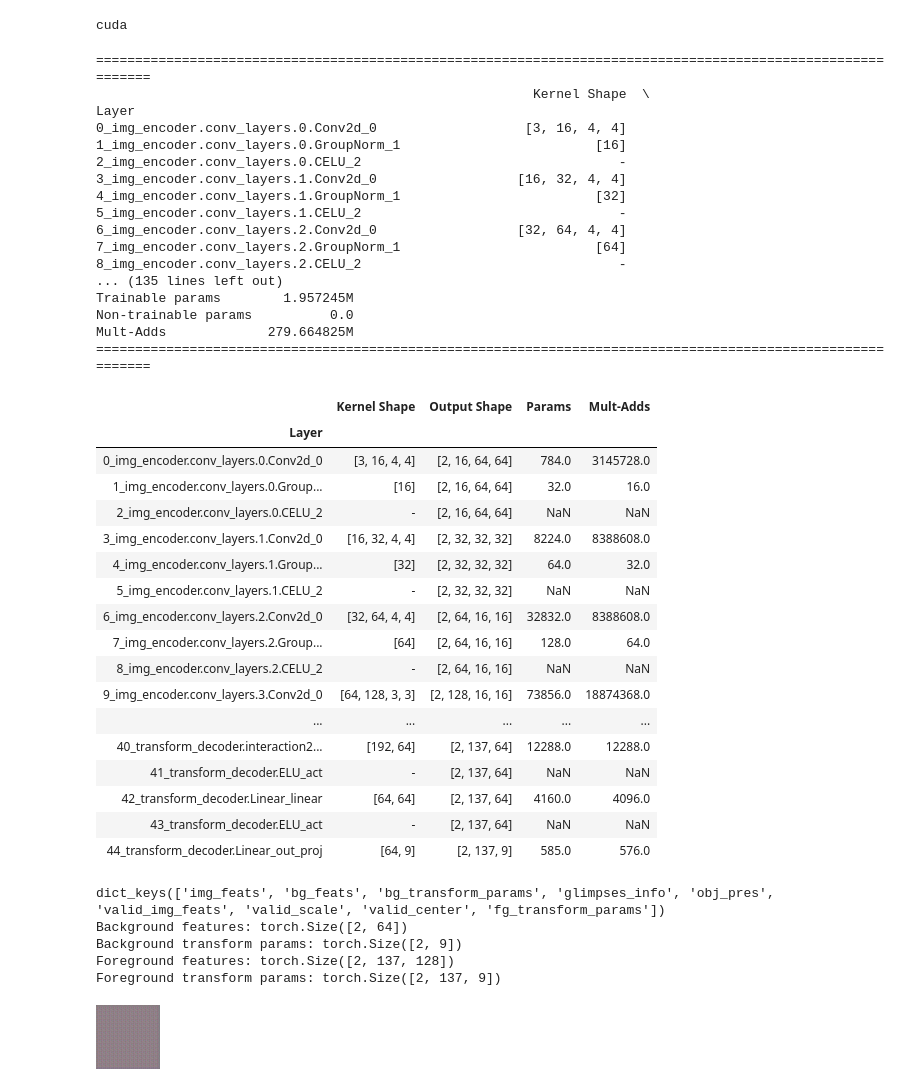
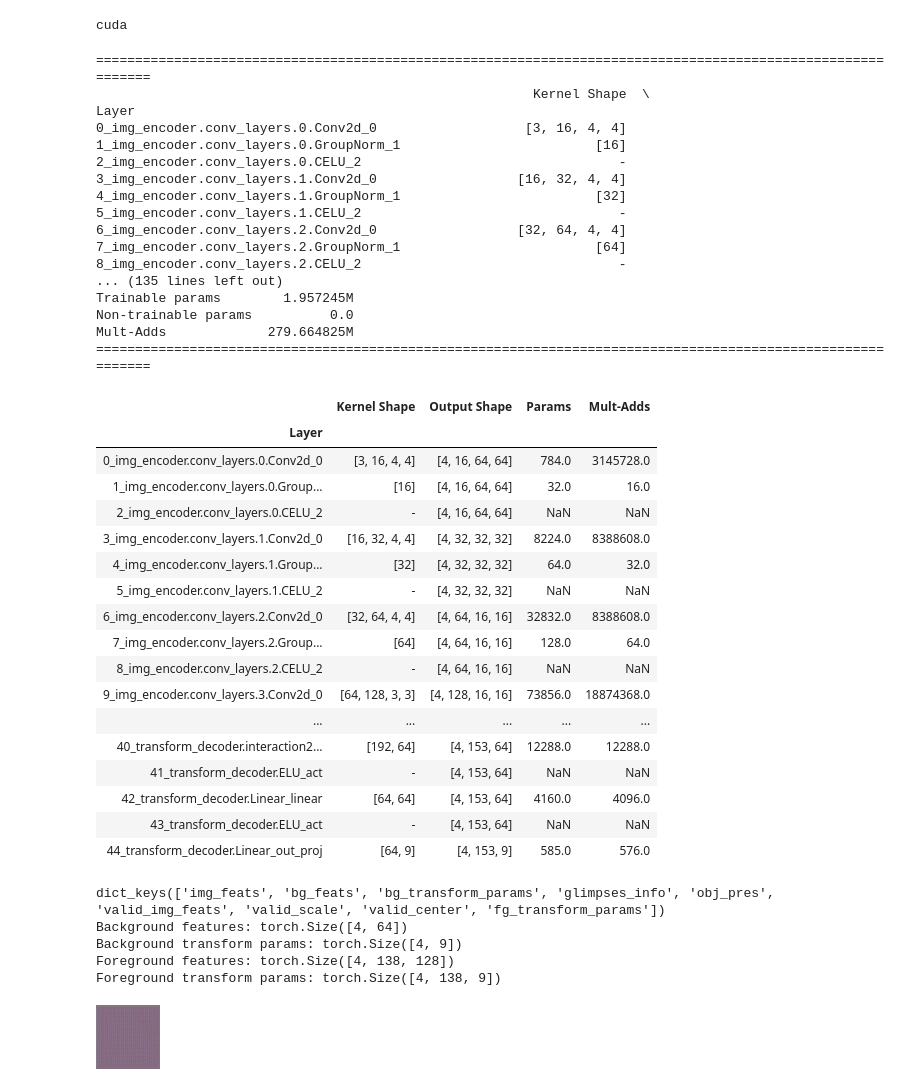
Before and after one commit to sebamenabar/HoloGAN, a Jupyter notebook: nbs/space-3d.ipynb, the cells around one changed output. Saved outputs shown, nothing was run; the diff lists cells and outputs as text; code cells hidden in the pictures.

```diff
--- a/nbs/space-3d.ipynb
+++ b/nbs/space-3d.ipynb
@@ -27,56 +30,56 @@ print(device)
 cuda
 # %%
 dataset = ImageFilelistMultiscale('/storage1/datasets/CLEVR_v1.0/images/train/', '*.png', resolutions=((64,64), (128, 128)))
-subset = torch.utils.data.Subset(dataset, list(range(256)))
+# subset = torch.utils.data.Subset(dataset, list(range(1024)))
 
 loader = torch.utils.data.DataLoader(
-    subset,
-    batch_size=64,
+    dataset,
+    batch_size=4,
     shuffle=True,
     pin_memory=True,
 )
 batch64, batch128 = next(iter(loader))
 # %%
 scene_encoder = SceneEncoder().to(device)
-summary(scene_encoder, batch)
+summary(scene_encoder, batch128.to(device))
 # %% [output]
 ============================================================================================================
                                                         Kernel Shape  \
 Layer
 0_img_encoder.conv_layers.0.Conv2d_0                   [3, 16, 4, 4]
 1_img_encoder.conv_layers.0.GroupNorm_1                         [16]
 2_img_encoder.conv_layers.0.CELU_2                                 -
 3_img_encoder.conv_layers.1.Conv2d_0                  [16, 32, 4, 4]
 4_img_encoder.conv_layers.1.GroupNorm_1                         [32]
 5_img_encoder.conv_layers.1.CELU_2                                 -
 6_img_encoder.conv_layers.2.Conv2d_0                  [32, 64, 4, 4]
 7_img_encoder.conv_layers.2.GroupNorm_1                         [64]
 8_img_encoder.conv_layers.2.CELU_2                                 -
 ... (135 lines left out)
 Trainable params        1.957245M
 Non-trainable params          0.0
 Mult-Adds             279.664825M
 ============================================================================================================
 |  | Kernel Shape | Output Shape | Params | Mult-Adds |
 | Layer |  |  |  |  |
-| 0_img_encoder.conv_layers.0.Conv2d_0 | [3, 16, 4, 4] | [2, 16, 64, 64] | 784.0 | 3145728.0 |
-| 1_img_encoder.conv_layers.0.Group... | [16] | [2, 16, 64, 64] | 32.0 | 16.0 |
-| 2_img_encoder.conv_layers.0.CELU_2 | - | [2, 16, 64, 64] | NaN | NaN |
-| 3_img_encoder.conv_layers.1.Conv2d_0 | [16, 32, 4, 4] | [2, 32, 32, 32] | 8224.0 | 8388608.0 |
-| 4_img_encoder.conv_layers.1.Group... | [32] | [2, 32, 32, 32] | 64.0 | 32.0 |
-| 5_img_encoder.conv_layers.1.CELU_2 | - | [2, 32, 32, 32] | NaN | NaN |
-| 6_img_encoder.conv_layers.2.Conv2d_0 | [32, 64, 4, 4] | [2, 64, 16, 16] | 32832.0 | 8388608.0 |
-| 7_img_encoder.conv_layers.2.Group... | [64] | [2, 64, 16, 16] | 128.0 | 64.0 |
-| 8_img_encoder.conv_layers.2.CELU_2 | - | [2, 64, 16, 16] | NaN | NaN |
-| 9_img_encoder.conv_layers.3.Conv2d_0 | [64, 128, 3, 3] | [2, 128, 16, 16] | 73856.0 | 18874368.0 |
+| 0_img_encoder.conv_layers.0.Conv2d_0 | [3, 16, 4, 4] | [4, 16, 64, 64] | 784.0 | 3145728.0 |
+| 1_img_encoder.conv_layers.0.Group... | [16] | [4, 16, 64, 64] | 32.0 | 16.0 |
+| 2_img_encoder.conv_layers.0.CELU_2 | - | [4, 16, 64, 64] | NaN | NaN |
+| 3_img_encoder.conv_layers.1.Conv2d_0 | [16, 32, 4, 4] | [4, 32, 32, 32] | 8224.0 | 8388608.0 |
+| 4_img_encoder.conv_layers.1.Group... | [32] | [4, 32, 32, 32] | 64.0 | 32.0 |
+| 5_img_encoder.conv_layers.1.CELU_2 | - | [4, 32, 32, 32] | NaN | NaN |
+| 6_img_encoder.conv_layers.2.Conv2d_0 | [32, 64, 4, 4] | [4, 64, 16, 16] | 32832.0 | 8388608.0 |
+| 7_img_encoder.conv_layers.2.Group... | [64] | [4, 64, 16, 16] | 128.0 | 64.0 |
+| 8_img_encoder.conv_layers.2.CELU_2 | - | [4, 64, 16, 16] | NaN | NaN |
+| 9_img_encoder.conv_layers.3.Conv2d_0 | [64, 128, 3, 3] | [4, 128, 16, 16] | 73856.0 | 18874368.0 |
 | ... | ... | ... | ... | ... |
-| 40_transform_decoder.interaction2... | [192, 64] | [2, 137, 64] | 12288.0 | 12288.0 |
-| 41_transform_decoder.ELU_act | - | [2, 137, 64] | NaN | NaN |
-| 42_transform_decoder.Linear_linear | [64, 64] | [2, 137, 64] | 4160.0 | 4096.0 |
-| 43_transform_decoder.ELU_act | - | [2, 137, 64] | NaN | NaN |
-| 44_transform_decoder.Linear_out_proj | [64, 9] | [2, 137, 9] | 585.0 | 576.0 |
+| 40_transform_decoder.interaction2... | [192, 64] | [4, 153, 64] | 12288.0 | 12288.0 |
+| 41_transform_decoder.ELU_act | - | [4, 153, 64] | NaN | NaN |
+| 42_transform_decoder.Linear_linear | [64, 64] | [4, 153, 64] | 4160.0 | 4096.0 |
+| 43_transform_decoder.ELU_act | - | [4, 153, 64] | NaN | NaN |
+| 44_transform_decoder.Linear_out_proj | [64, 9] | [4, 153, 9] | 585.0 | 576.0 |
 # %%
-encoded_scene = scene_encoder(batch)
+encoded_scene = scene_encoder(batch128.to(device))
 print(encoded_scene.keys())
 z_bg = encoded_scene['bg_feats']
 print('Background features:', z_bg.size())
@@ -88,10 +91,10 @@ view_in_fg = encoded_scene['fg_transform_params']
 print('Foreground transform params:', view_in_fg.size())
 # %% [output]
 dict_keys(['img_feats', 'bg_feats', 'bg_transform_params', 'glimpses_info', 'obj_pres', 'valid_img_feats', 'valid_scale', 'valid_center', 'fg_transform_params'])
-Background features: torch.Size([2, 64])
-Background transform params: torch.Size([2, 9])
-Foreground features: torch.Size([2, 137, 128])
-Foreground transform params: torch.Size([2, 137, 9])
+Background features: torch.Size([4, 64])
+Background transform params: torch.Size([4, 9])
+Foreground features: torch.Size([4, 138, 128])
+Foreground transform params: torch.Size([4, 138, 9])
 # %%
 generator = Generator(z_dim_bg=64, z_dim_fg=128, use_learnable_proj=False, use_inverse_transform=False).to(device)
 # %%
```
Also changed, not shown: parts of 24 cells of this notebook, 1 other file.
